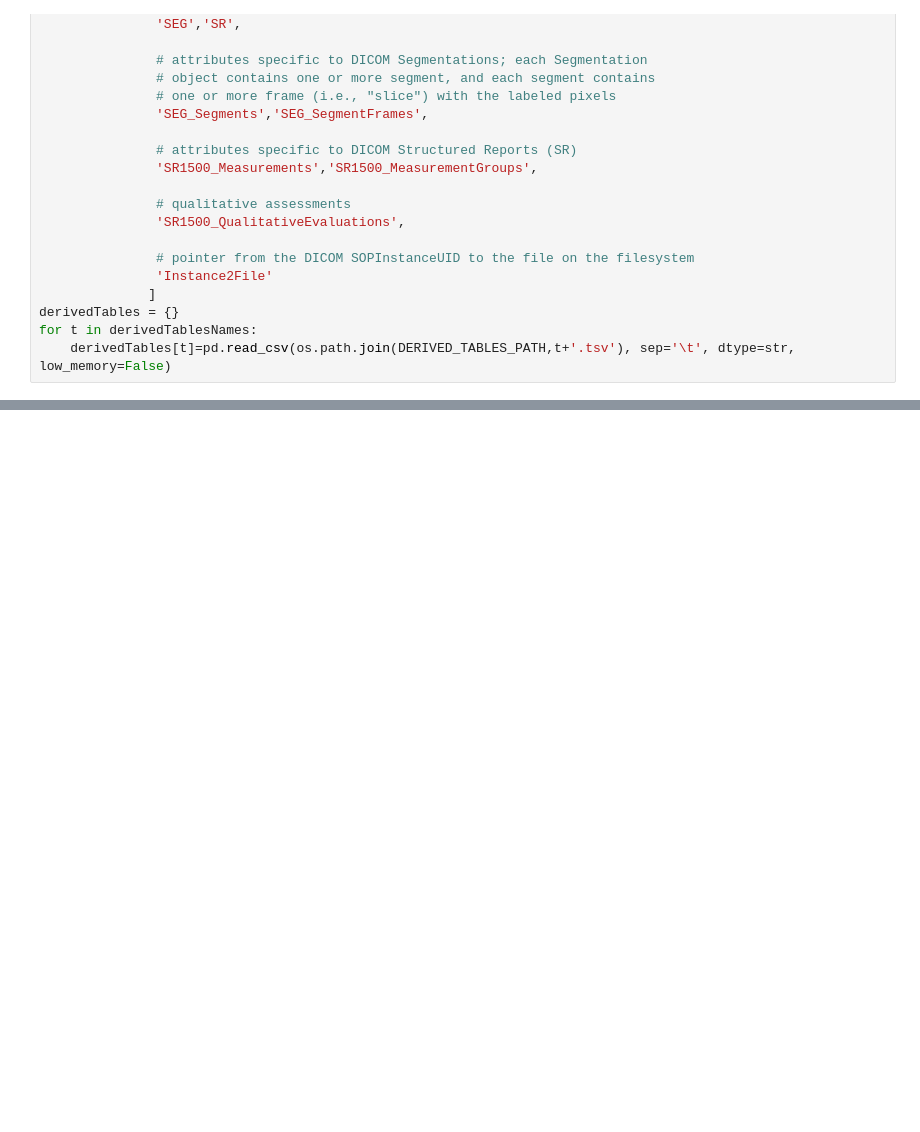
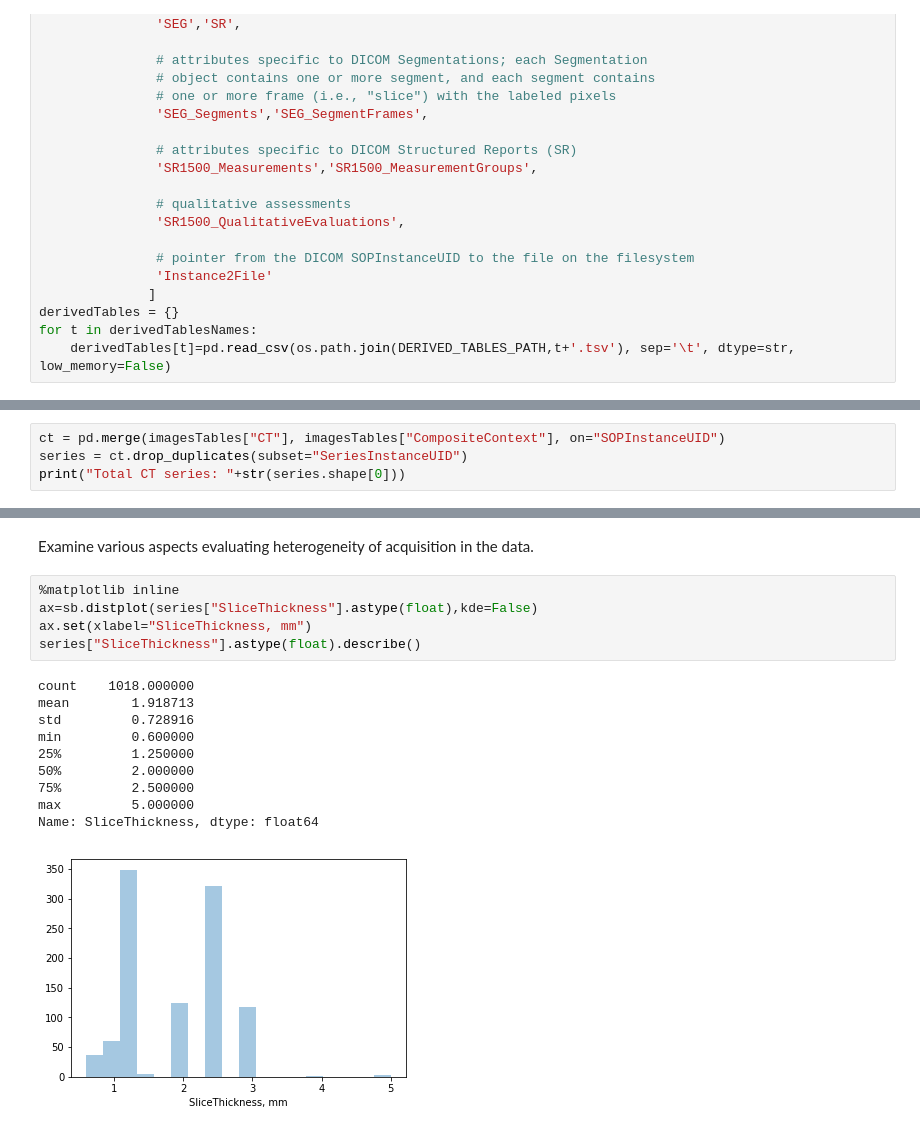
Before and after one commit to QIICR/lidc2dicom, a Jupyter notebook: notebooks/metadata_verification.ipynb, the cells around one changed output, grey strips where cells are left out. Cells and saved outputs as stored; diff of their text form; blank space fills up the shorter version.

```diff
--- a/notebooks/metadata_verification.ipynb
+++ b/notebooks/metadata_verification.ipynb
@@ -369,0 +411,4 @@ NameError: name 'stdour' is not defined
+# %%
+ct = pd.merge(imagesTables["CT"], imagesTables["CompositeContext"], on="SOPInstanceUID")
+series = ct.drop_duplicates(subset="SeriesInstanceUID")
+print("Total CT series: "+str(series.shape[0]))
@@ -369,0 +430,18 @@ NameError: name 'stdour' is not defined
+# %% [markdown]
+Examine various aspects evaluating heterogeneity of acquisition in the data.
+# %%
+%matplotlib inline
+ax=sb.distplot(series["SliceThickness"].astype(float),kde=False)
+ax.set(xlabel="SliceThickness, mm")
+series["SliceThickness"].astype(float).describe()
+# %% [output]
+count    1018.000000
+mean        1.918713
+std         0.728916
+min         0.600000
+25%         1.250000
+50%         2.000000
+75%         2.500000
+max         5.000000
+Name: SliceThickness, dtype: float64
+[figure, added]
```
Also changed, not shown: parts of 69 cells of this notebook.
